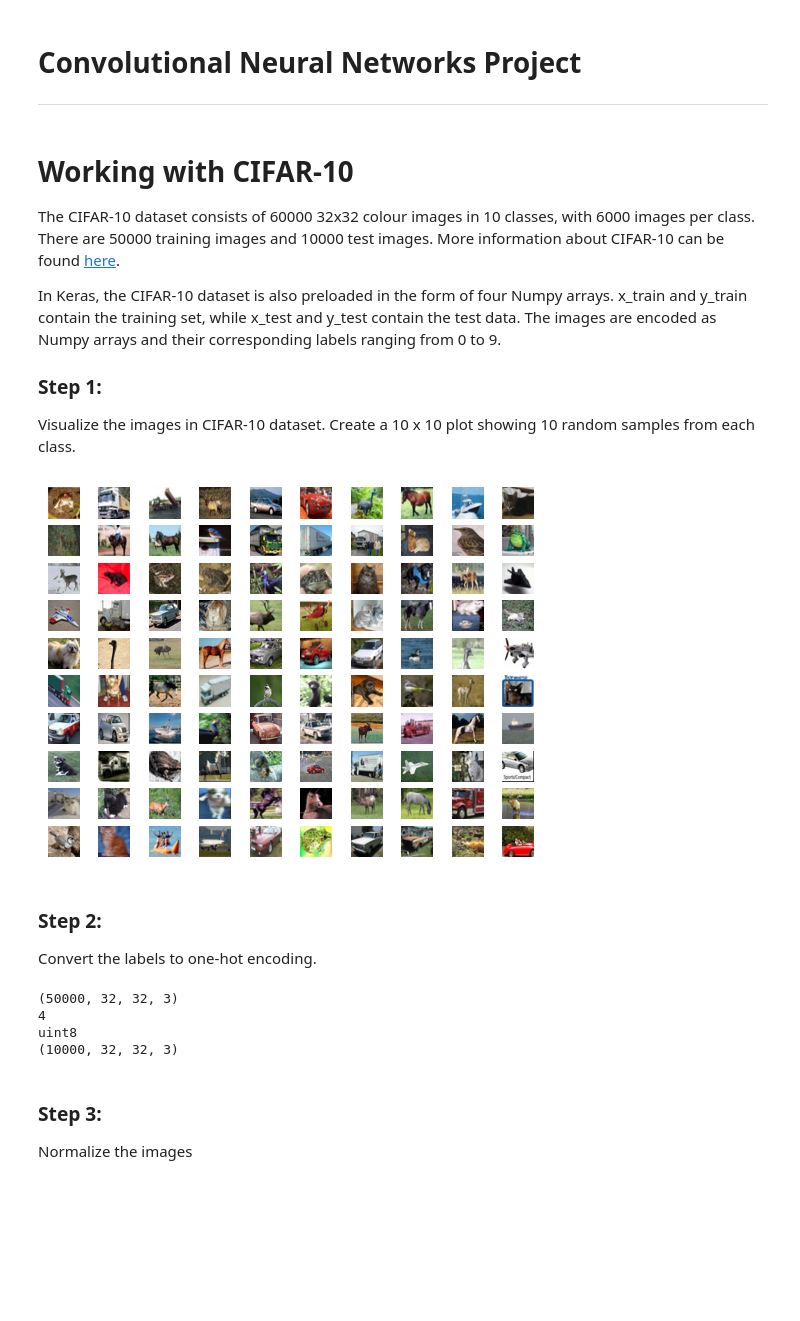
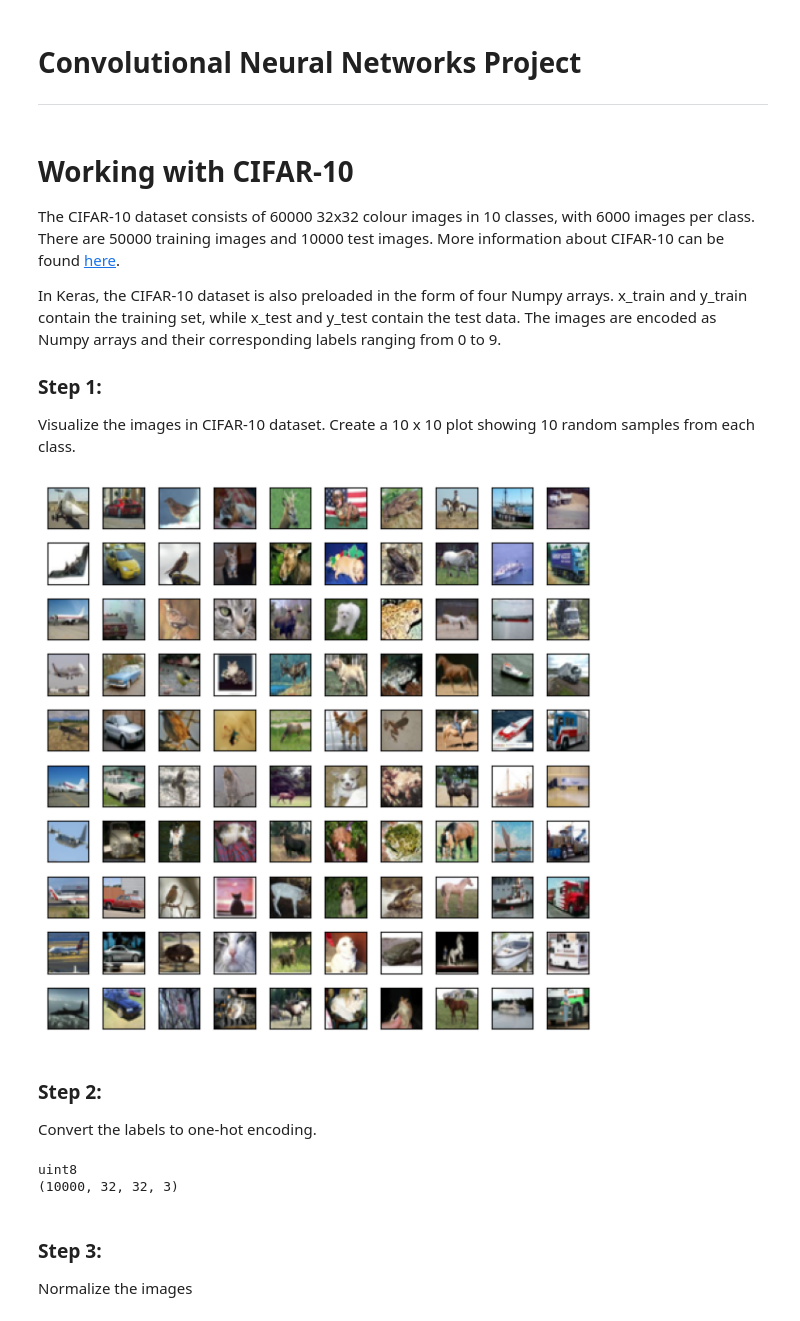
Before and after one commit to Grimngor/Image_Classification_CNN-G3, a Jupyter notebook: CNN_Project_augmented.ipynb, the cells around one changed output. Drawn from its saved outputs; the diff is of its cells as text; code cells hidden in the pictures; blank space fills up the shorter version.

```diff
--- a/CNN_Project_augmented.ipynb
+++ b/CNN_Project_augmented.ipynb
@@ -4,7 +4,7 @@
 
 ---
 # %% [markdown]
-# **Working with CIFAR-10**
+# Working with CIFAR-10
 
 The CIFAR-10 dataset consists of 60000 32x32 colour images in 10 classes, with 6000 images per class. There are 50000 training images and 10000 test images. More information about CIFAR-10 can be found [here](https://www.cs.toronto.edu/~kriz/cifar.html).
 
@@ -21,35 +22,42 @@ from tensorflow.keras.utils import to_categorical
 
 # Load CIFAR-10 dataset
 (x_train, y_train), (x_test, y_test) = cifar10.load_data()
-# %%
-# Create a 10 x 10 plot showing 10 random samples from each class.
-import matplotlib.pyplot as plt
-
-for i in range(10):
-    for j in range(10):
-        plt.subplot(10, 10, i*10+j+1)
-        plt.imshow(x_train[i*10+j])
-        plt.axis('off')
-plt.show()
-# %% [output]
-[figure, removed]
+# %%
+# Create a 10x10 subplot grid
+fig, axs = plt.subplots(10, 10, figsize=(6, 6))
+
+# Iterate over each class
+for i, c in enumerate(np.unique(y_train)):
+    # Select 10 random samples from this class
+    idx = np.random.choice(np.where(y_train == c)[0], 10, replace=False)
+
+    # Iterate over the 10 random samples
+    for j, idx_j in enumerate(idx):
+        # Get the corresponding image
+        img = x_train[idx_j]
+
+        # Display the image in the subplot
+        axs[j, i].imshow(img)
+        axs[j, i].set_xticks([])
+        axs[j, i].set_yticks([])
+
+# Layout so plots do not overlap
+fig.tight_layout()
+plt.show()
+# %% [output]
+[figure, added]
 # %% [markdown]
 ### Step 2:
 
 Convert the labels to one-hot encoding.
 # %%
 # Convert the labels to one-hot encoding
-y_train = to_categorical(y_train, num_classes=10)
-y_test = to_categorical(y_test, num_classes=10)
+y_train = tf.keras.utils.to_categorical(y_train, 10)
+y_test = tf.keras.utils.to_categorical(y_test, 10)
 
-print(x_train.shape)
-print(x_train.ndim)
 print(x_train.dtype)
-
 print(x_test.shape)
 # %% [output]
-(50000, 32, 32, 3)
-4
 uint8
 (10000, 32, 32, 3)
 # %% [markdown]
```
Also changed, not shown: parts of 16 cells of this notebook, 1 other file.
